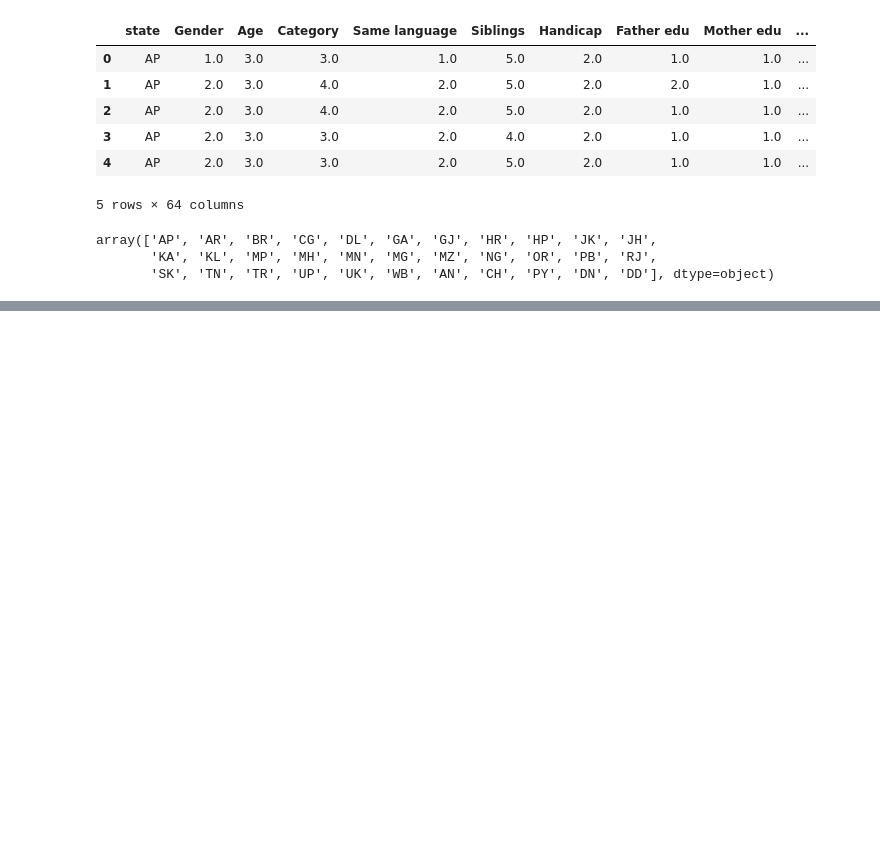
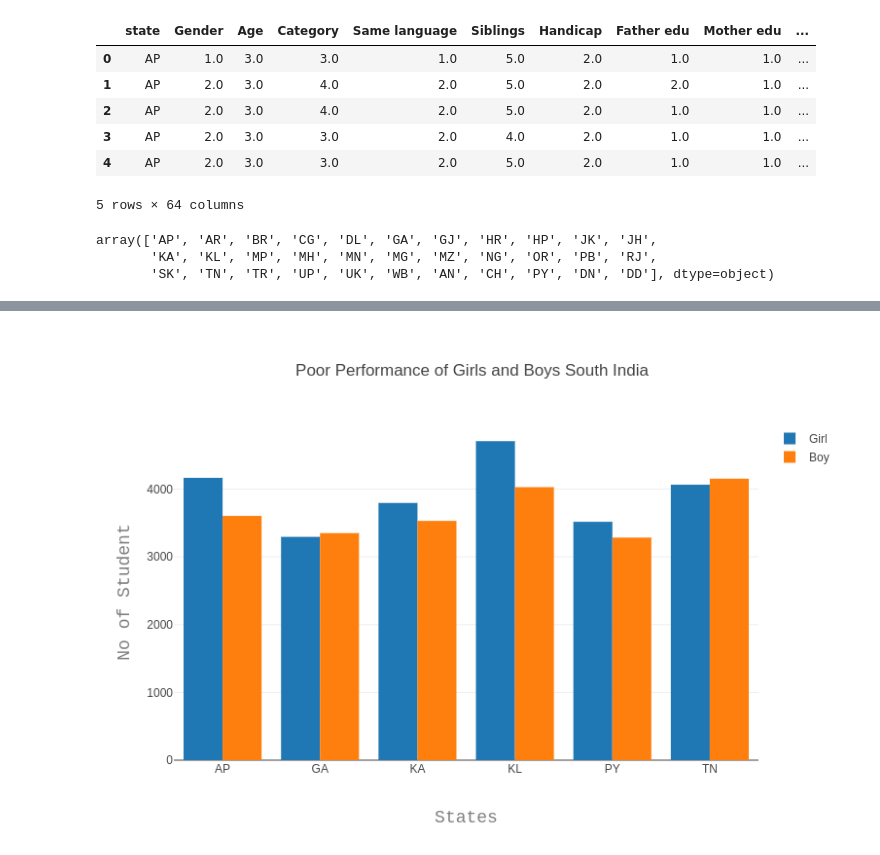
Before and after one commit to erayon/National-Achievement-Survey-using-machine-learning, a Jupyter notebook: analysis3.ipynb, the cells around one changed output, grey strips where cells are left out. Drawn from its saved outputs; the diff is of its cells as text; code cells hidden in the pictures; blank space fills up the shorter version.

Commit message:
_girls_boys_performance_statewies_

```diff
--- a/analysis3.ipynb
+++ b/analysis3.ipynb
@@ -325,3 +330,8 @@ fig = go.Figure(data=data, layout=layout)
 py.iplot(fig, filename='Poor_Performance_of_Girls_and_Boys_over_states')
 # %% [output]
 [interactive output not drawn]
+# %%
+from IPython.display import Image
+Image(filename='./images/south_india_poorPerformance.png')
+# %% [output]
+[figure, added]
```
Also changed, not shown: parts of 3 cells of this notebook.
